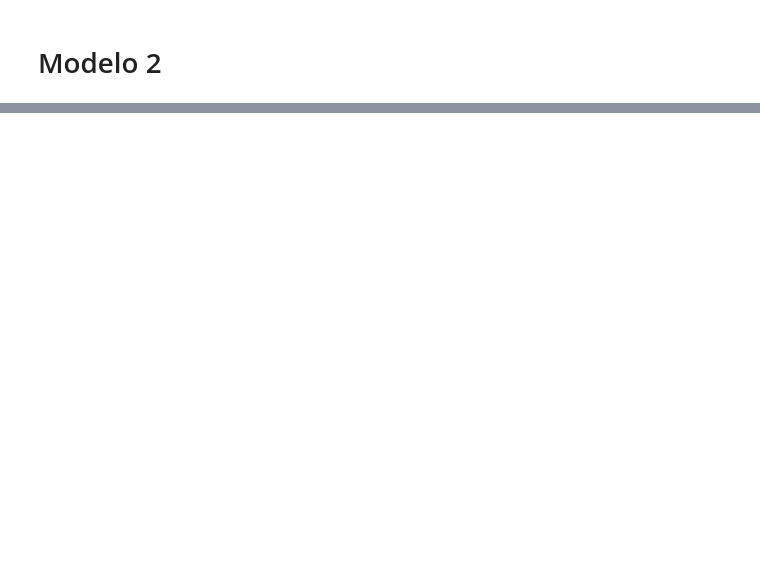
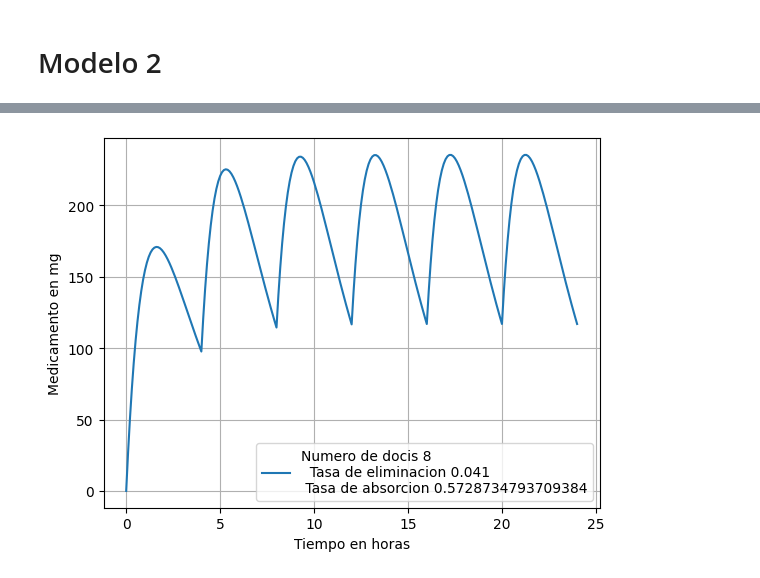
Before and after one commit to Emmaquantum/Modelo-de-ingesta-de-f-rmacos, a Jupyter notebook: Código/Punto_Medicamentos.ipynb, the cells around one changed output, grey strips where cells are left out. Drawn from its saved outputs; the diff is of its cells as text; code cells hidden in the pictures; blank space fills up the shorter version.

```diff
--- a/Código/Punto_Medicamentos.ipynb
+++ b/Código/Punto_Medicamentos.ipynb
@@ -65,0 +66,27 @@ plt.show()
+# %%
+# docis para el medelo 2
+n2 = 8
+
+# rango de la tasa adsorcion del medicamento
+a = random.uniform(0.173,0.693)
+
+#Tasa de eliminacion del cuerpo modelo 2
+k2 = random.uniform(0,np.exp(-a)-1/2)
+#k2 = np.log(np.exp(-a)-1/2)
+
+#Docis de medicamento apolicado
+p = 500
+# %%
+r2 = 0
+for i in range(n2):
+    u2i = (a*p)/(k-a)*(u(ti-4*i)*np.exp(-a*(ti-4*i))-u(ti-4*i)*np.exp(-k*(ti-4*i)))
+    r2 += u2i
+# %%
+plt.plot(ti,r2, label = f'Numero de docis {n2}\n  Tasa de eliminacion {np.round(k2,3)}\n Tasa de absorcion {a}')
+plt.grid()
+plt.ylabel("Medicamento en mg")
+plt.xlabel("Tiempo en horas")
+plt.legend()
+plt.show()
+# %% [output]
+[figure, added]
```
Also changed, not shown: parts of 2 cells of this notebook.
